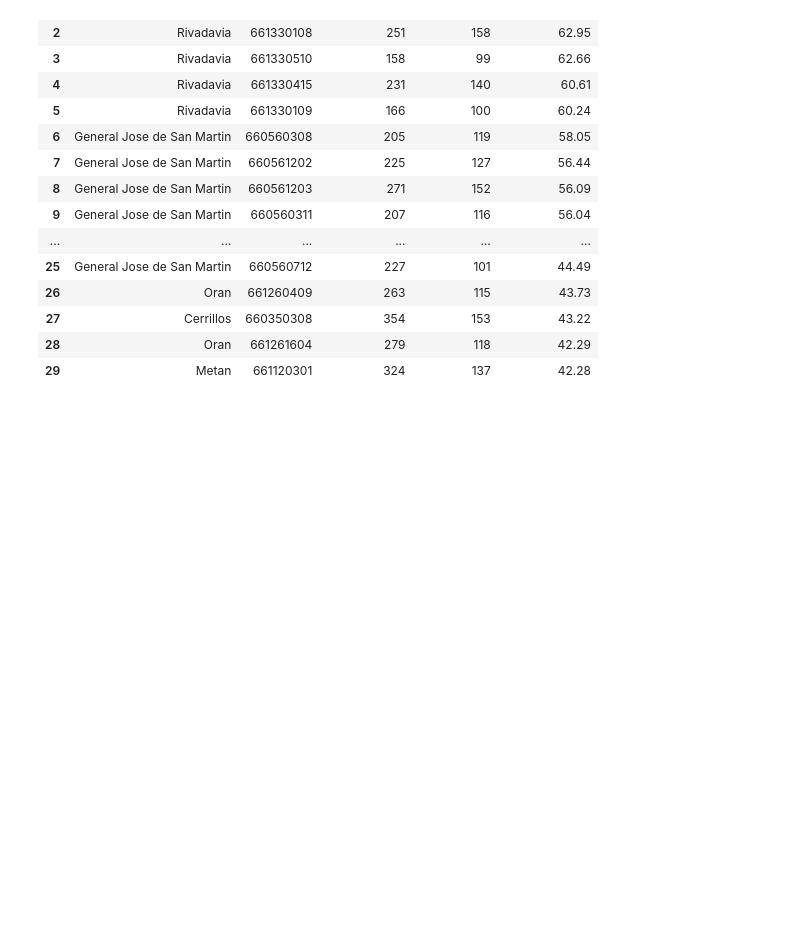
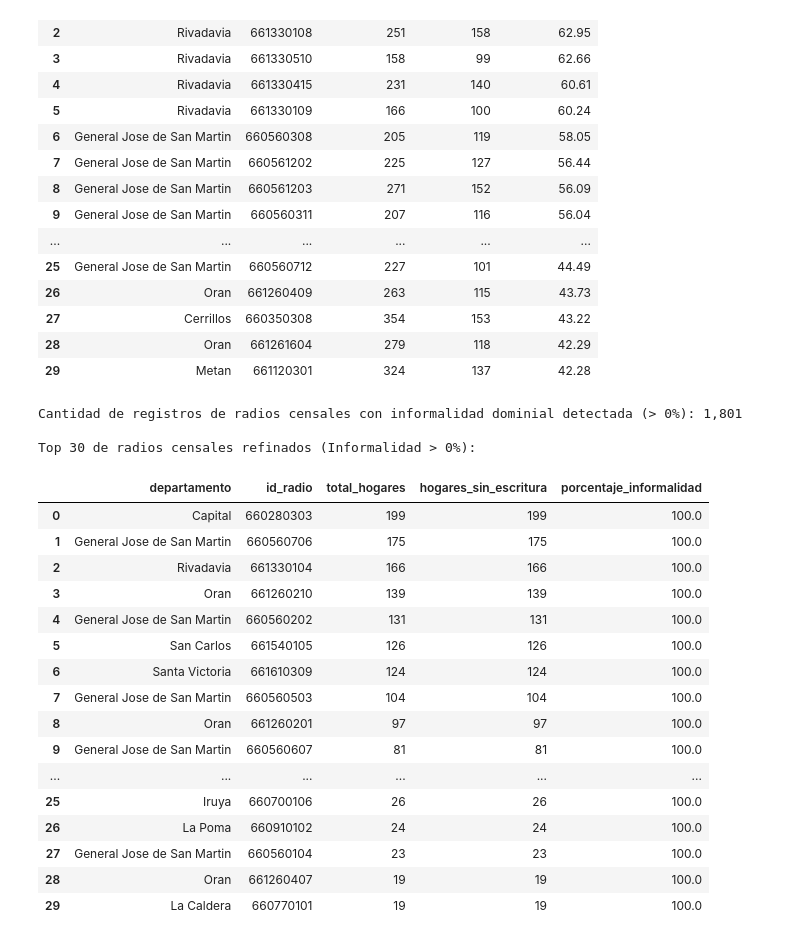
Before and after one commit to turkoModad/censo-pipeline-geoanalytics, a Jupyter notebook: consultas.ipynb, the cells around one changed output. Cells and saved outputs as stored; diff of their text form; code cells hidden in the pictures; blank space fills up the shorter version.

Commit message:
agregue consultas de informalidad dominial y de inclusion digital con sus respectivos mapas geoestadisticos

```diff
--- a/consultas.ipynb
+++ b/consultas.ipynb
@@ -274,3 +275,67 @@ Top 30 de radios censales con mayor nivel de Necesidades Básicas Insatisfechas
 | 27 | Cerrillos | 660350308 | 354 | 153 | 43.22 |
 | 28 | Oran | 661261604 | 279 | 118 | 42.29 |
 | 29 | Metan | 661120301 | 324 | 137 | 42.28 |
+# %%
+from sqlalchemy import text
+
+
+query_escrituras = """
+    SELECT
+        COALESCE(dg.departamento, 'Interior Disperso / Parajes') AS departamento,
+        fh.codigo AS id_radio,
+        SUM(fh.cantidad) - SUM(CASE WHEN dc.cod_categoria = 1 THEN fh.cantidad ELSE 0 END) AS hogares_sin_escritura,
+        SUM(fh.cantidad) AS total_hogares
+    FROM fact_hogar fh
+    JOIN dim_categorias dc ON fh.id_categoria = dc.id_categoria
+    JOIN dim_variables dv ON dc.id_variable = dv.id_variable
+    LEFT JOIN dim_geografia dg ON TRIM(fh.codigo) = TRIM(dg.codigo)
+    WHERE dv.cod_variable = 'HOGAR_H23'
+    GROUP BY dg.departamento, fh.codigo;
+"""
+
+df_escritura_ind = pd.read_sql(text(query_escrituras), engine)
+
+df_escritura_ind["id_radio"] = df_escritura_ind["id_radio"].astype(str).str.strip()
+df_escritura_ind["hogares_sin_escritura"] = df_escritura_ind["hogares_sin_escritura"].astype(int)
+df_escritura_ind["total_hogares"] = df_escritura_ind["total_hogares"].astype(int)
+
+df_escritura_ind["porcentaje_informalidad"] = np.where(
+    df_escritura_ind["total_hogares"] > 0,
+    (df_escritura_ind["hogares_sin_escritura"] / df_escritura_ind["total_hogares"] * 100),
+    0
+).round(2)
+
+df_informalidad_positiva = df_escritura_ind[df_escritura_ind["porcentaje_informalidad"] > 0].copy()
+
+df_ranking_refinado = df_informalidad_positiva.sort_values(
+    by=["porcentaje_informalidad", "total_hogares"],
+    ascending=[False, False]
+).reset_index(drop=True)
+
+total_radios_con_informalidad = len(df_ranking_refinado)
+
+print(f"Cantidad de registros de radios censales con informalidad dominial detectada (> 0%): {total_radios_con_informalidad:,}")
+
+print("\nTop 30 de radios censales refinados (Informalidad > 0%):")
+display(df_ranking_refinado[["departamento", "id_radio", "total_hogares", "hogares_sin_escritura", "porcentaje_informalidad"]].head(30))
+# %% [output]
+Cantidad de registros de radios censales con informalidad dominial detectada (> 0%): 1,801
+
+Top 30 de radios censales refinados (Informalidad > 0%):
+|  | departamento | id_radio | total_hogares | hogares_sin_escritura | porcentaje_informalidad |
+| 0 | Capital | 660280303 | 199 | 199 | 100.0 |
+| 1 | General Jose de San Martin | 660560706 | 175 | 175 | 100.0 |
+| 2 | Rivadavia | 661330104 | 166 | 166 | 100.0 |
+| 3 | Oran | 661260210 | 139 | 139 | 100.0 |
+| 4 | General Jose de San Martin | 660560202 | 131 | 131 | 100.0 |
+| 5 | San Carlos | 661540105 | 126 | 126 | 100.0 |
+| 6 | Santa Victoria | 661610309 | 124 | 124 | 100.0 |
+| 7 | General Jose de San Martin | 660560503 | 104 | 104 | 100.0 |
+| 8 | Oran | 661260201 | 97 | 97 | 100.0 |
+| 9 | General Jose de San Martin | 660560607 | 81 | 81 | 100.0 |
+| ... | ... | ... | ... | ... | ... |
+| 25 | Iruya | 660700106 | 26 | 26 | 100.0 |
+| 26 | La Poma | 660910102 | 24 | 24 | 100.0 |
+| 27 | General Jose de San Martin | 660560104 | 23 | 23 | 100.0 |
+| 28 | Oran | 661260407 | 19 | 19 | 100.0 |
+| 29 | La Caldera | 660770101 | 19 | 19 | 100.0 |
```
Also changed, not shown: parts of 4 cells of this notebook, 3 other files.
